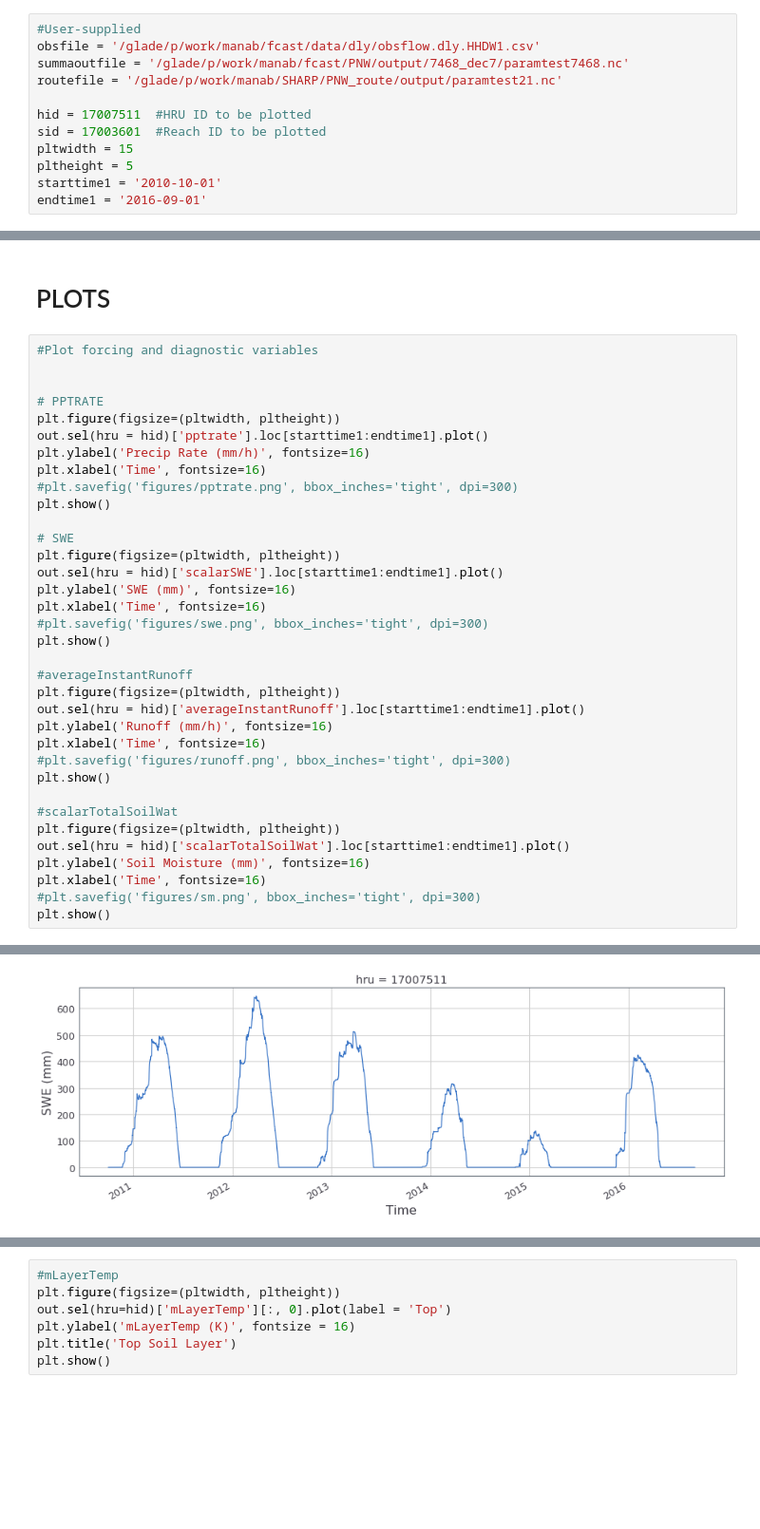
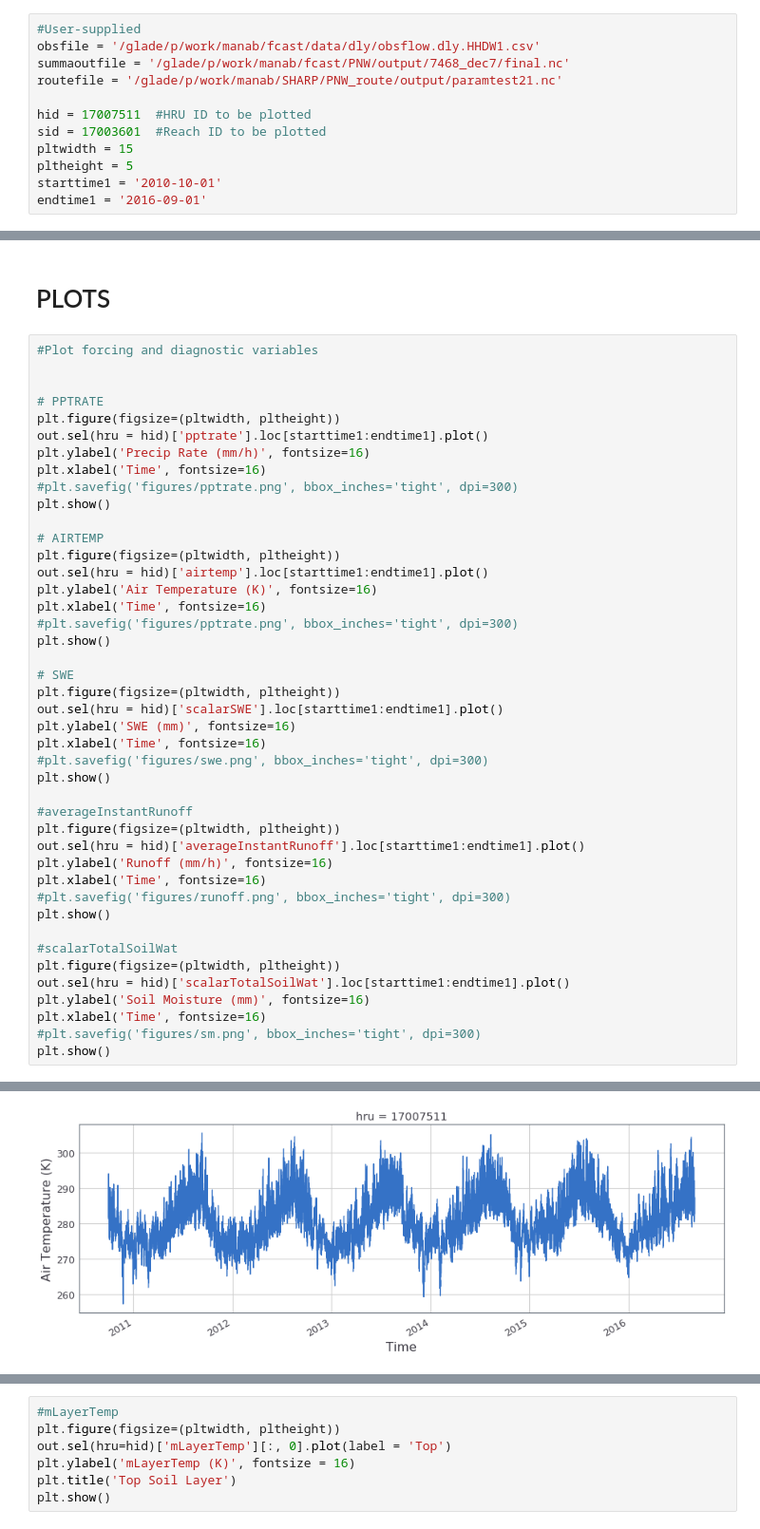
Before and after one commit to hydrofcst/luit, a Jupyter notebook: summatesting_dec7.ipynb, the cells around one changed output, grey strips where cells are left out. Shown at 95% size. Cells and saved outputs as stored; diff of their text form; blank space fills up the shorter version.

Commit message:
Updated with airtemp

```diff
--- a/summatesting_dec7.ipynb
+++ b/summatesting_dec7.ipynb
@@ -9,7 +9,7 @@ jtplot.style(theme='grade3')
 # %%
 #User-supplied
 obsfile = '/glade/p/work/manab/fcast/data/dly/obsflow.dly.HHDW1.csv'
-summaoutfile = '/glade/p/work/manab/fcast/PNW/output/7468_dec7/paramtest7468.nc'
+summaoutfile = '/glade/p/work/manab/fcast/PNW/output/7468_dec7/final.nc'
 routefile = '/glade/p/work/manab/SHARP/PNW_route/output/paramtest21.nc'
 
 hid = 17007511  #HRU ID to be plotted
@@ -132,33 +132,41 @@ scalarAquiferTranspire (mm/h) : 0.0
 plt.figure(figsize=(pltwidth, pltheight))
 out.sel(hru = hid)['pptrate'].loc[starttime1:endtime1].plot()
 plt.ylabel('Precip Rate (mm/h)', fontsize=16)
+plt.xlabel('Time', fontsize=16)
+#plt.savefig('figures/pptrate.png', bbox_inches='tight', dpi=300)
+plt.show()
+
+# AIRTEMP
+plt.figure(figsize=(pltwidth, pltheight))
+out.sel(hru = hid)['airtemp'].loc[starttime1:endtime1].plot()
+plt.ylabel('Air Temperature (K)', fontsize=16)
 plt.xlabel('Time', fontsize=16)
 #plt.savefig('figures/pptrate.png', bbox_inches='tight', dpi=300)
 plt.show()
 
 # SWE
 plt.figure(figsize=(pltwidth, pltheight))
 out.sel(hru = hid)['scalarSWE'].loc[starttime1:endtime1].plot()
 plt.ylabel('SWE (mm)', fontsize=16)
 plt.xlabel('Time', fontsize=16)
 #plt.savefig('figures/swe.png', bbox_inches='tight', dpi=300)
 plt.show()
 
 #averageInstantRunoff
 plt.figure(figsize=(pltwidth, pltheight))
 out.sel(hru = hid)['averageInstantRunoff'].loc[starttime1:endtime1].plot()
 plt.ylabel('Runoff (mm/h)', fontsize=16)
 plt.xlabel('Time', fontsize=16)
 #plt.savefig('figures/runoff.png', bbox_inches='tight', dpi=300)
 plt.show()
 
 #scalarTotalSoilWat
 plt.figure(figsize=(pltwidth, pltheight))
 out.sel(hru = hid)['scalarTotalSoilWat'].loc[starttime1:endtime1].plot()
 plt.ylabel('Soil Moisture (mm)', fontsize=16)
 plt.xlabel('Time', fontsize=16)
 #plt.savefig('figures/sm.png', bbox_inches='tight', dpi=300)
 plt.show()
 # %% [output]
 [figure]
-[figure, old version]
+[figure, new version]
```
Also changed, not shown: parts of 2 cells of this notebook, 1 other file.
